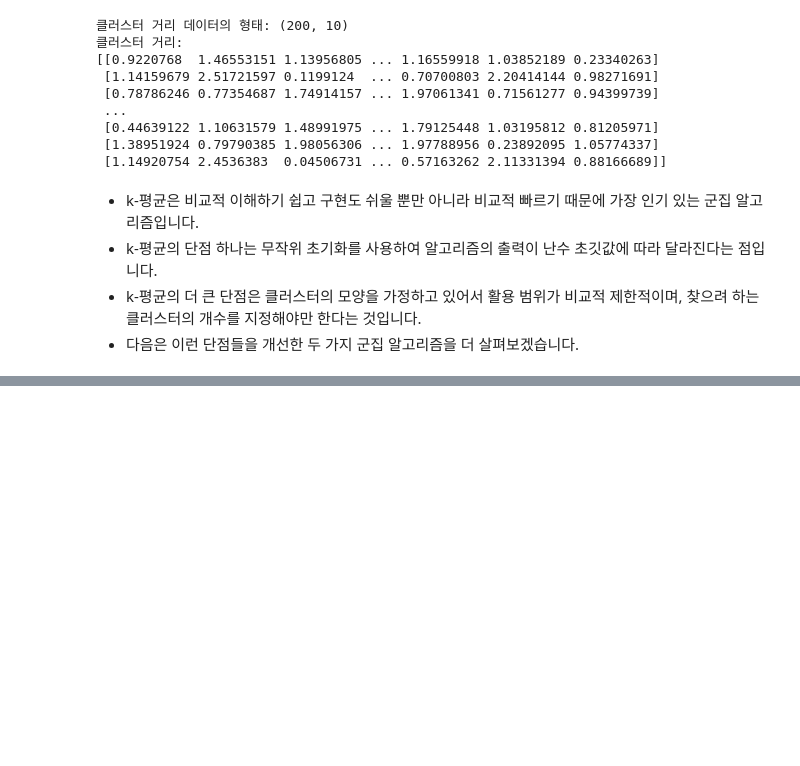
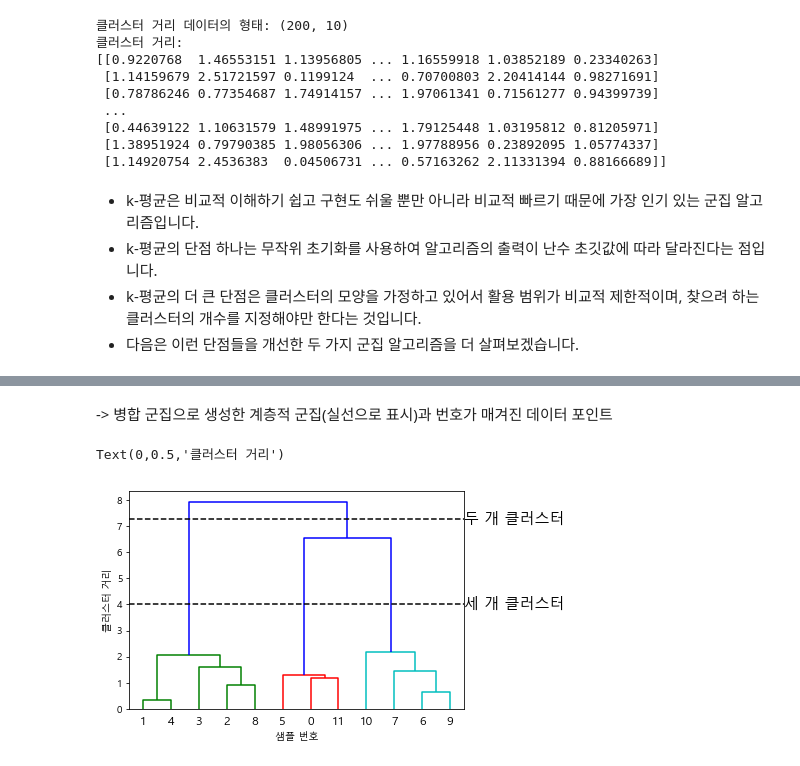
Before and after one commit to noveline4530/Machine_Learning_scikit-learn, a Jupyter notebook: ml12_190316.ipynb, the cells around one changed output, grey strips where cells are left out. Drawn from its saved outputs; the diff is of its cells as text; code cells hidden in the pictures; blank space fills up the shorter version.

```diff
--- a/ml12_190316.ipynb
+++ b/ml12_190316.ipynb
@@ -274,0 +309,26 @@ print("클러스터 거리:\n{}".format(distance_features))
+# %% [markdown]
+-> 병합 군집으로 생성한 계층적 군집(실선으로 표시)과 번호가 매겨진 데이터 포인트
+# %%
+#SciPy에서 ward 군집 함수와 덴드로그램 함수를 임포트합니다.
+from scipy.cluster.hierarchy import dendrogram, ward
+
+X, y = make_blobs(random_state=0, n_samples=12)
+# 데이터 배열 X에 ward 함수를 적용합니다.
+# SciPy의 ward 함수는 병합 군집을 수행할 때 생성된 거리 정보가 담긴 배열을 반환합니다.
+linkage_array = ward(X)
+# 클러스터 간의 거리 정보가 담긴 linkage_array를 사용해 덴드로그램을 그립니다.
+dendrogram(linkage_array)
+
+# 두 개와 세 개의 클러스터를 구분하는 커트라인을 표시합니다.
+ax = plt.gca()
+bounds = ax.get_xbound()
+ax.plot(bounds, [7.25, 7.25], '--', c='k')
+ax.plot(bounds, [4, 4], '--', c='k')
+
+ax.text(bounds[1], 7.25, '두 개 클러스터', va='center', fontdict={'size': 15})
+ax.text(bounds[1], 4, '세 개 클러스터', va='center', fontdict={'size': 15})
+plt.xlabel("샘플 번호")
+plt.ylabel("클러스터 거리")
+# %% [output]
+Text(0,0.5,'클러스터 거리')
+[figure, added]
```
Also changed, not shown: parts of 15 cells of this notebook.
